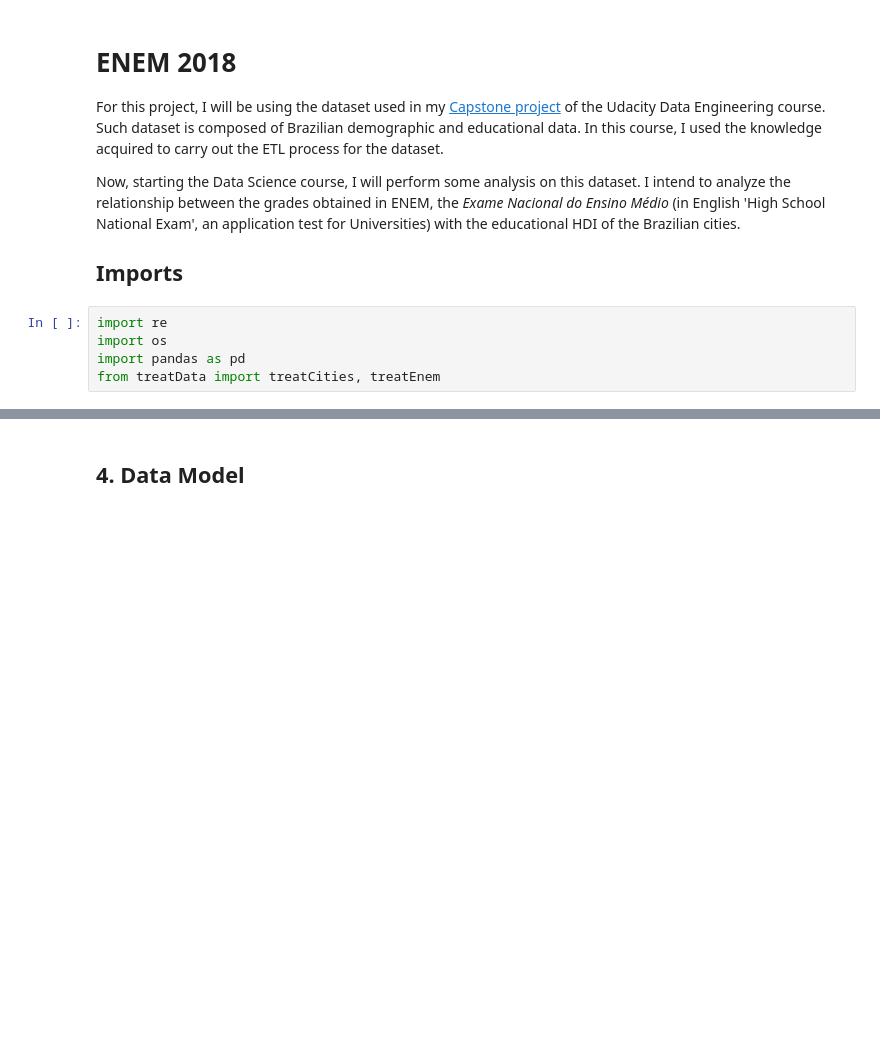
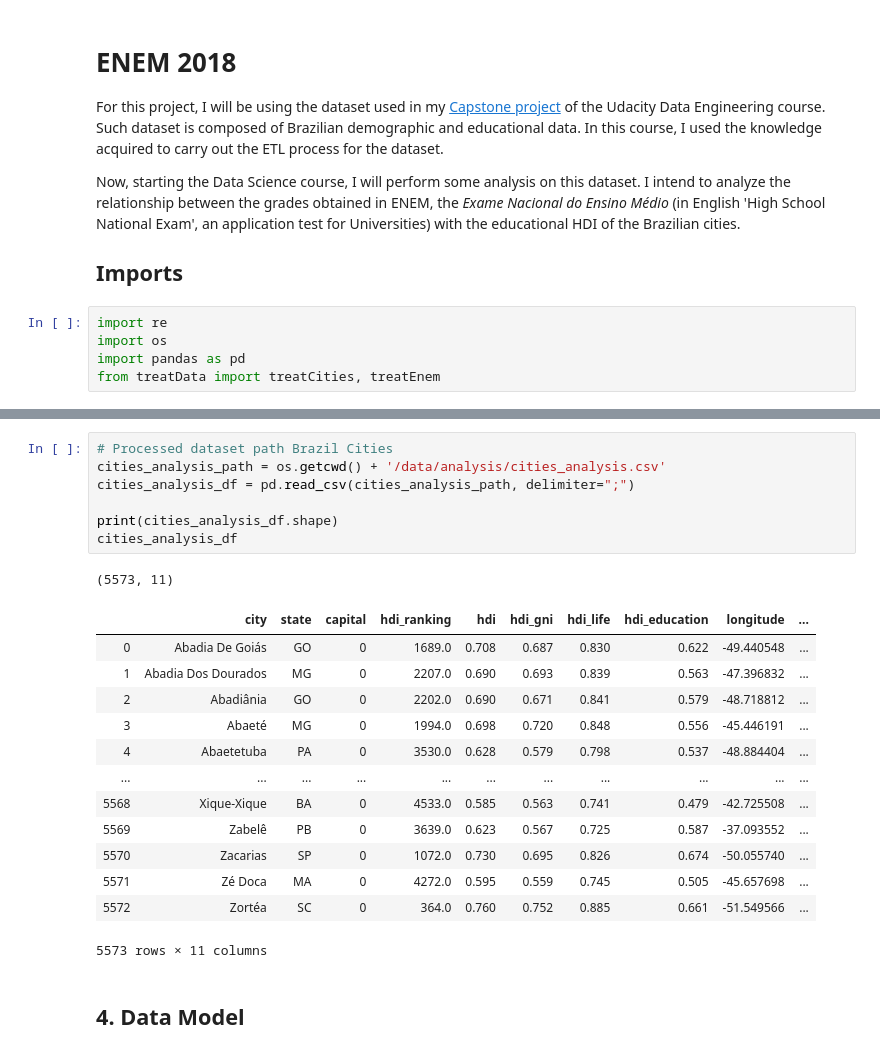
Before and after one commit to davidsondefaria/UdacityDataScience, a Jupyter notebook: 1.Blog/ENEM2018.ipynb, the cells around one changed output, grey strips where cells are left out. Saved outputs shown, nothing was run; the diff lists cells and outputs as text; blank space fills up the shorter version.

Commit message:
ADD: prepare data

```diff
--- a/1.Blog/ENEM2018.ipynb
+++ b/1.Blog/ENEM2018.ipynb
@@ -90,3 +198,25 @@ After the data is processed, they will have the following columns:
+# %%
+# Processed dataset path Brazil Cities
+cities_analysis_path = os.getcwd() + '/data/analysis/cities_analysis.csv'
+cities_analysis_df = pd.read_csv(cities_analysis_path, delimiter=";")
+
+print(cities_analysis_df.shape)
+cities_analysis_df
+# %% [output]
+(5573, 11)
+|  | city | state | capital | hdi_ranking | hdi | hdi_gni | hdi_life | hdi_education | longitude | ... |
+| 0 | Abadia De Goiás | GO | 0 | 1689.0 | 0.708 | 0.687 | 0.830 | 0.622 | -49.440548 | ... |
+| 1 | Abadia Dos Dourados | MG | 0 | 2207.0 | 0.690 | 0.693 | 0.839 | 0.563 | -47.396832 | ... |
+| 2 | Abadiânia | GO | 0 | 2202.0 | 0.690 | 0.671 | 0.841 | 0.579 | -48.718812 | ... |
+| 3 | Abaeté | MG | 0 | 1994.0 | 0.698 | 0.720 | 0.848 | 0.556 | -45.446191 | ... |
+| 4 | Abaetetuba | PA | 0 | 3530.0 | 0.628 | 0.579 | 0.798 | 0.537 | -48.884404 | ... |
+| ... | ... | ... | ... | ... | ... | ... | ... | ... | ... | ... |
+| 5568 | Xique-Xique | BA | 0 | 4533.0 | 0.585 | 0.563 | 0.741 | 0.479 | -42.725508 | ... |
+| 5569 | Zabelê | PB | 0 | 3639.0 | 0.623 | 0.567 | 0.725 | 0.587 | -37.093552 | ... |
+| 5570 | Zacarias | SP | 0 | 1072.0 | 0.730 | 0.695 | 0.826 | 0.674 | -50.055740 | ... |
+| 5571 | Zé Doca | MA | 0 | 4272.0 | 0.595 | 0.559 | 0.745 | 0.505 | -45.657698 | ... |
+| 5572 | Zortéa | SC | 0 | 364.0 | 0.760 | 0.752 | 0.885 | 0.661 | -51.549566 | ... |
+5573 rows × 11 columns
 # %% [markdown]
 ## 4. Data Model
 # %% [markdown]
```
Also changed, not shown: parts of 11 cells of this notebook, 1 other file.
